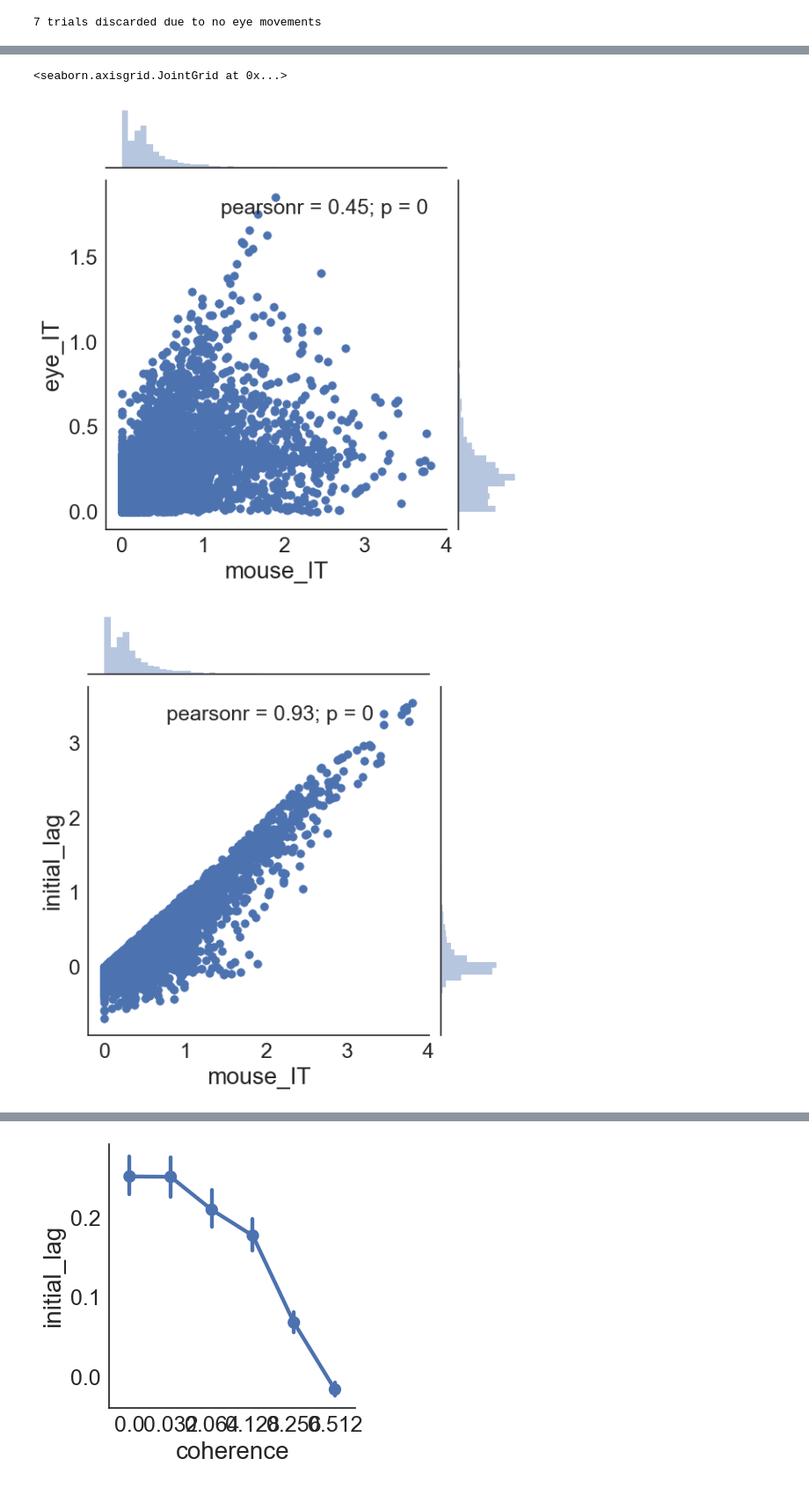
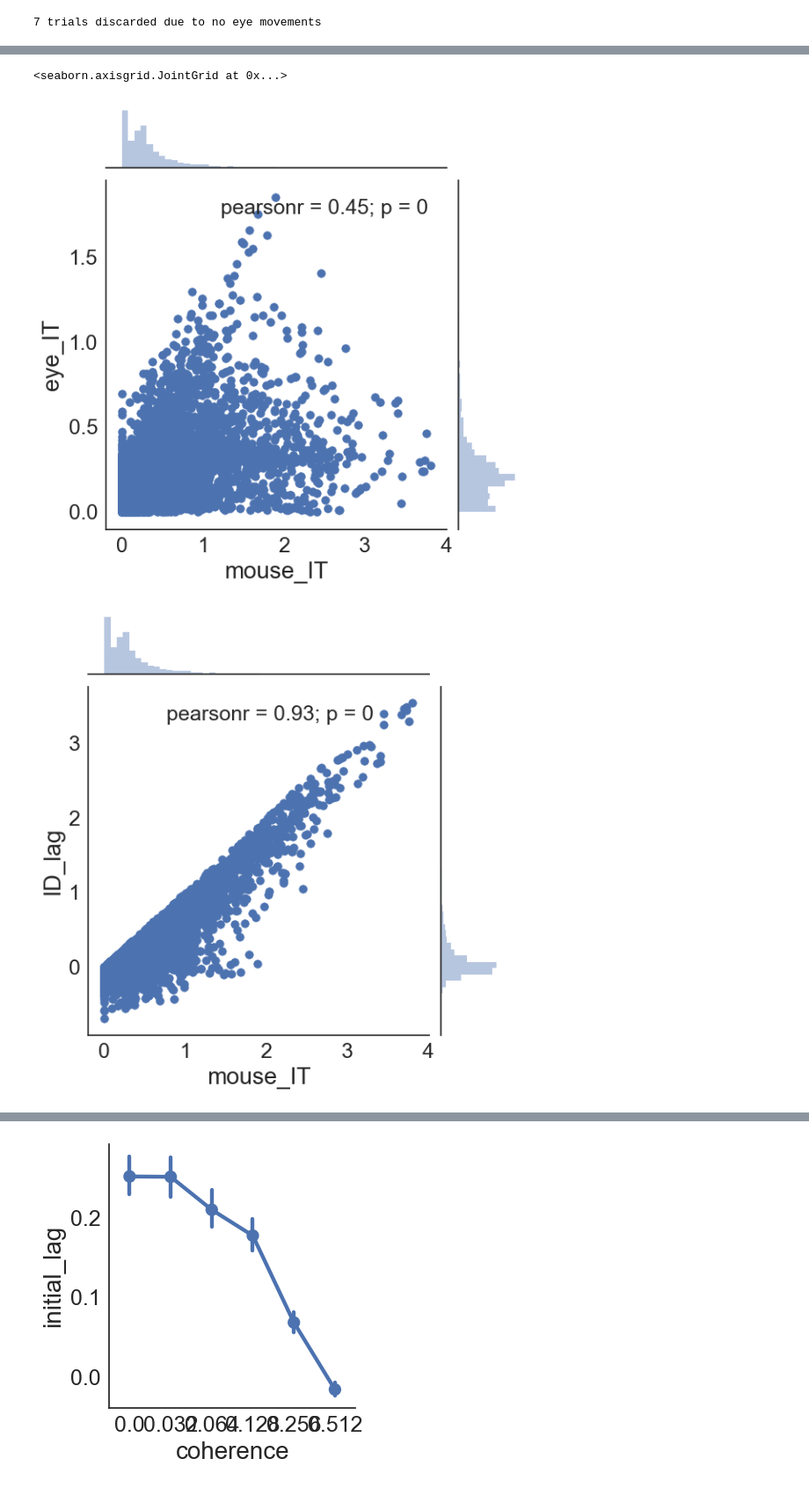
Before and after one commit to cherepaha/eyehandrdk, a Jupyter notebook: analysis_log.ipynb, the cells around one changed output, grey strips where cells are left out. Shown at 88% size. Drawn from its saved outputs; the diff is of its cells as text; code cells hidden in the pictures.

```diff
--- a/analysis_log.ipynb
+++ b/analysis_log.ipynb
@@ -158,7 +158,7 @@ print('%i trials discarded due to no eye movements' % (to_discard.sum()))
 # to_discard = (choices.eye_IT < 0.01) | (choices.eye_IT == np.inf) | (choices.mouse_IT < 0.01)
 
 choices, dynamics = choices[~to_discard], dynamics[~to_discard]
-choices.loc[:,'initial_lag'] = choices.mouse_IT - choices.eye_IT
+choices.loc[:,'ID_lag'] = choices.mouse_IT - choices.eye_IT
 # %% [output]
 7 trials discarded due to no eye movements
 # %%
@@ -170,9 +175,9 @@ choices.initial_lag.mean()
 # %%
 sns.jointplot(data=choices, x='mouse_IT', y='eye_IT')
 
-sns.jointplot(data=choices, x='mouse_IT', y='initial_lag')
-sns.jointplot(data=choices, x='eye_IT', y='initial_lag')
+sns.jointplot(data=choices, x='mouse_IT', y='ID_lag')
+sns.jointplot(data=choices, x='eye_IT', y='ID_lag')
 # %% [output]
 <seaborn.axisgrid.JointGrid at 0x...>
 [figure]
-[figure, old version]
+[figure, new version]
```
Also changed, not shown: parts of 6 cells of this notebook, 2 other files.
